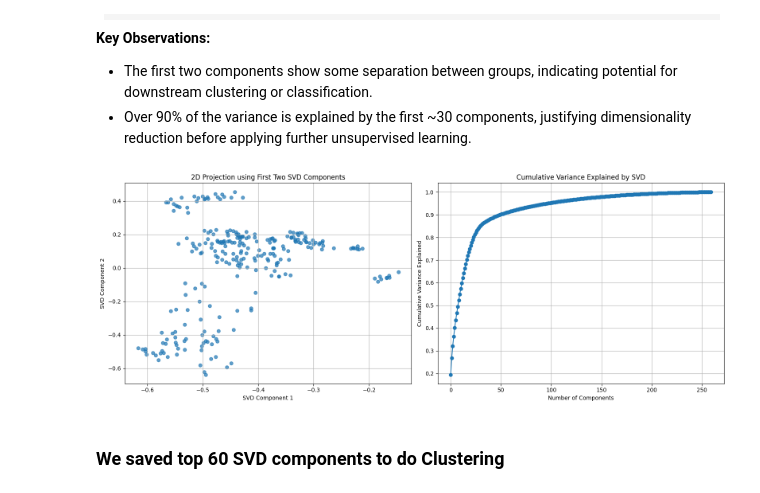
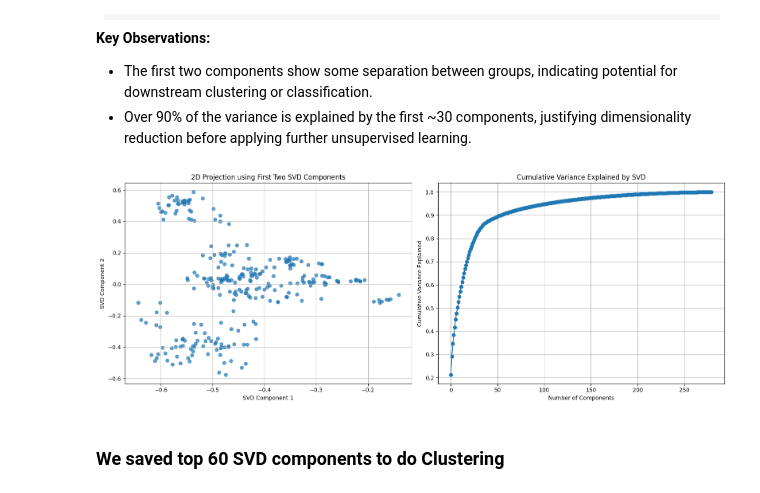
Before and after one commit to sahn1998/EarningsTranscripts-NLP, a Jupyter notebook: notebooks/Unsupervised/transcript-1000/data_preprocess_1000_words.ipynb, the cells around one changed output. Drawn from its saved outputs; the diff is of its cells as text; code cells hidden in the pictures.

```diff
--- a/notebooks/Unsupervised/transcript-1000/data_preprocess_1000_words.ipynb
+++ b/notebooks/Unsupervised/transcript-1000/data_preprocess_1000_words.ipynb
@@ -1017,35 +1013,35 @@ The following visualizations illustrate the results of Singular Value Decomposit
 # %%
 # Convert sparse matrix to dense
 np.random.seed(42)
-tfidf_dense = tfidf_matrix.toarray()
+tfidf_dense = tfidf_dense_non_q1.copy()
 
 # SVD
 U, S, VT = np.linalg.svd(tfidf_dense, full_matrices=False)
 
 explained_variance = (S ** 2) / np.sum(S ** 2) # Explained variance
 svd_projection = U[:, :2] @ np.diag(S[:2]) # 2D SVD Projection
 
 # Side-by-side plots
 fig, axes = plt.subplots(1, 2, figsize=(16, 6))
 
 # Plot 1: 2D SVD Projection
 axes[0].scatter(svd_projection[:, 0], svd_projection[:, 1], alpha=0.7)
 axes[0].set_title('2D Projection using First Two SVD Components')
 axes[0].set_xlabel('SVD Component 1')
 axes[0].set_ylabel('SVD Component 2')
 axes[0].grid(True)
 
 # Plot 2: Cumulative Variance Explained
 axes[1].plot(np.cumsum(explained_variance), marker='o')
 axes[1].set_title('Cumulative Variance Explained by SVD')
 axes[1].set_xlabel('Number of Components')
 axes[1].set_ylabel('Cumulative Variance Explained')
 axes[1].grid(True)
 
 plt.tight_layout()
 plt.show()
 # %% [output]
-[figure, old version]
+[figure, new version]
 # %% [markdown]
 ### We saved top 60 SVD components to do Clustering
 # %%
```
Also changed, not shown: parts of 1 cell of this notebook.
